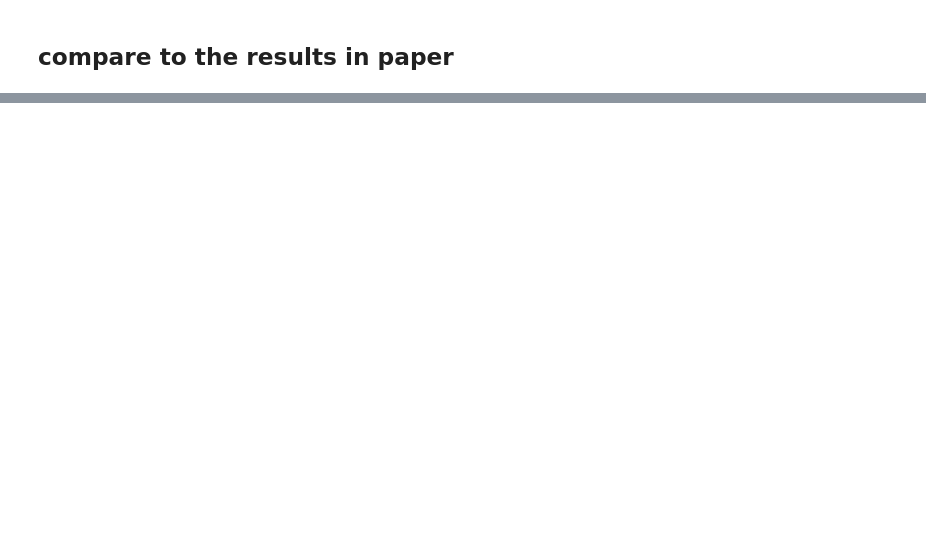
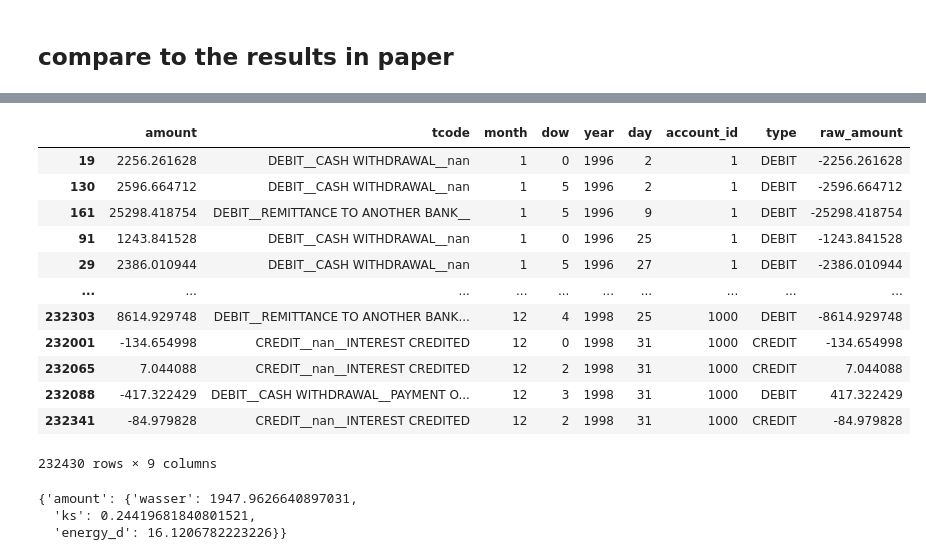
Before and after one commit to Hamideh-Mehri/Synthetic-Data, a Jupyter notebook: SeqCTGAN/metric2.ipynb, the cells around one changed output, grey strips where cells are left out. Cells and saved outputs as stored; diff of their text form; code cells hidden in the pictures; blank space fills up the shorter version.

```diff
--- a/SeqCTGAN/metric2.ipynb
+++ b/SeqCTGAN/metric2.ipynb
@@ -420,0 +464,23 @@ df
+# %%
+import pandas as pd
+synth2 = pd.read_csv('synth2.csv')
+synth2['type'] = synth2['tcode'].str.split('__').str[0]
+synth2['raw_amount'] = synth2.apply(lambda row: row['amount'] if row['type'] == 'CREDIT' else -row['amount'], axis=1)
+# Sort the DataFrame based on 'account_id', 'year', 'month', 'dow', and 'dtme_cat'
+synth_sorted2 = synth2.sort_values(['account_id', 'year', 'month', 'day'])
+# %%
+synth_sorted2
+# %% [output]
+|  | amount | tcode | month | dow | year | day | account_id | type | raw_amount |
+| 19 | 2256.261628 | DEBIT__CASH WITHDRAWAL__nan | 1 | 0 | 1996 | 2 | 1 | DEBIT | -2256.261628 |
+| 130 | 2596.664712 | DEBIT__CASH WITHDRAWAL__nan | 1 | 5 | 1996 | 2 | 1 | DEBIT | -2596.664712 |
+| 161 | 25298.418754 | DEBIT__REMITTANCE TO ANOTHER BANK__ | 1 | 5 | 1996 | 9 | 1 | DEBIT | -25298.418754 |
+| 91 | 1243.841528 | DEBIT__CASH WITHDRAWAL__nan | 1 | 0 | 1996 | 25 | 1 | DEBIT | -1243.841528 |
+| 29 | 2386.010944 | DEBIT__CASH WITHDRAWAL__nan | 1 | 5 | 1996 | 27 | 1 | DEBIT | -2386.010944 |
+| ... | ... | ... | ... | ... | ... | ... | ... | ... | ... |
+| 232303 | 8614.929748 | DEBIT__REMITTANCE TO ANOTHER BANK... | 12 | 4 | 1998 | 25 | 1000 | DEBIT | -8614.929748 |
+| 232001 | -134.654998 | CREDIT__nan__INTEREST CREDITED | 12 | 0 | 1998 | 31 | 1000 | CREDIT | -134.654998 |
+| 232065 | 7.044088 | CREDIT__nan__INTEREST CREDITED | 12 | 2 | 1998 | 31 | 1000 | CREDIT | 7.044088 |
+| 232088 | -417.322429 | DEBIT__CASH WITHDRAWAL__PAYMENT O... | 12 | 3 | 1998 | 31 | 1000 | DEBIT | 417.322429 |
+| 232341 | -84.979828 | CREDIT__nan__INTEREST CREDITED | 12 | 2 | 1998 | 31 | 1000 | CREDIT | -84.979828 |
+232430 rows × 9 columns
@@ -420,0 +508,6 @@ df
+# %%
+univariate_cont_res
+# %% [output]
+{'amount': {'wasser': 1947.9626640897031,
+  'ks': 0.24419681840801521,
+  'energy_d': 16.1206782223226}}
```
Also changed, not shown: parts of 24 cells of this notebook.
